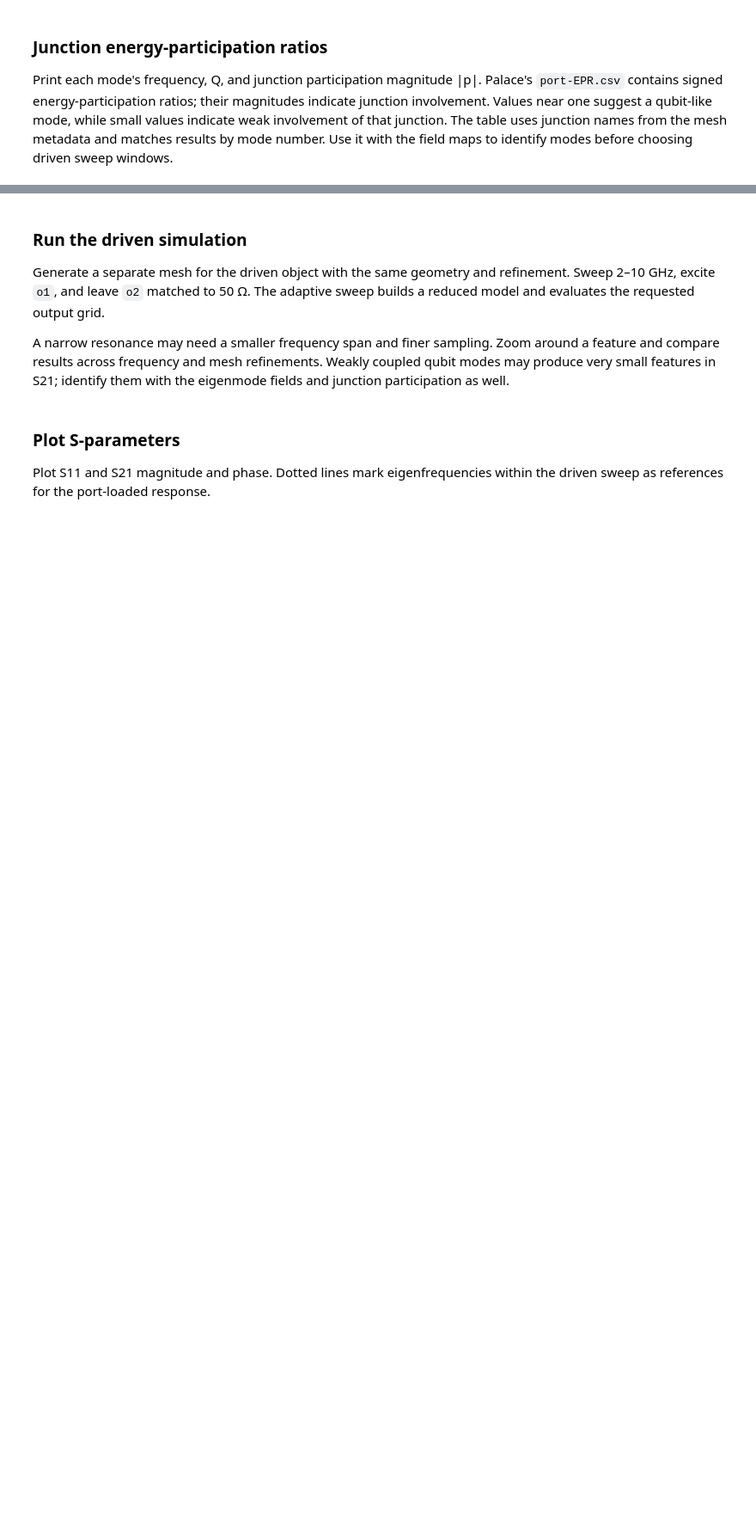
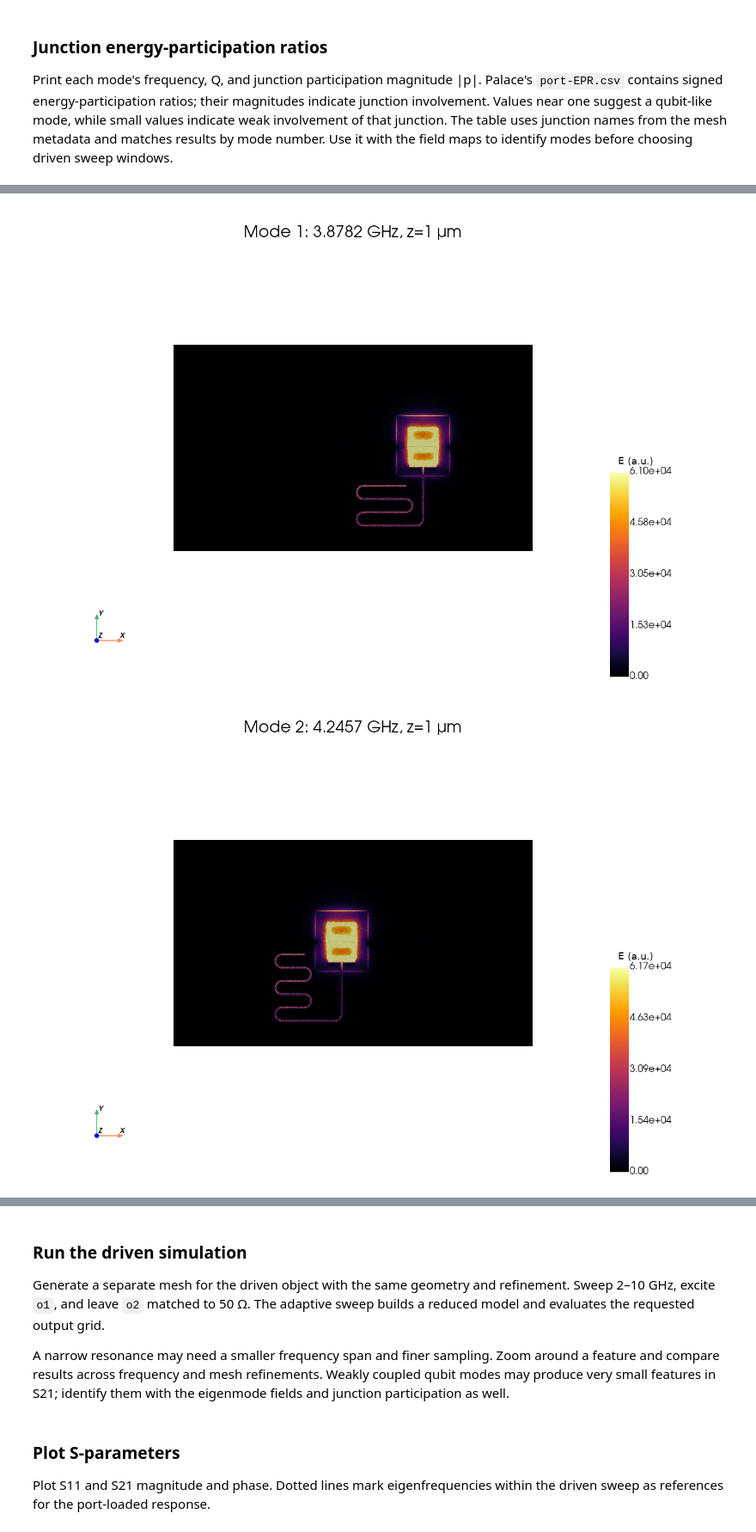
Before and after one commit to gdsfactory/gsim, a Jupyter notebook: nbs/palace_qpdk_filled_qubit_test_chip.ipynb, the cells around one changed output, grey strips where cells are left out. Shown at 86% size. Cells and saved outputs as stored; diff of their text form; code cells hidden in the pictures; blank space fills up the shorter version.

Commit message:
fix(palace): load saved eigenmode fields in chip notebook

```diff
--- a/nbs/palace_qpdk_filled_qubit_test_chip.ipynb
+++ b/nbs/palace_qpdk_filled_qubit_test_chip.ipynb
@@ -323,25 +343,31 @@ a time to limit memory use.
 # %%
 import numpy as np
 
 from gsim.palace.field_viz import plot_fields_2d
 from gsim.palace.results import load_fields
 
 field_slice_z_um = 1.0
 
-for mode_number, frequency_ghz in enumerate(eigenmodes["Re{f} (GHz)"], start=1):
-    mode_volume = load_fields(eigenmode_results, mode=mode_number)
+saved_frequencies_ghz = eigenmodes["Re{f} (GHz)"].iloc[
+    : eigenmode_sim.solver.eigenmode.save
+]
+for mode_number, frequency_ghz in enumerate(saved_frequencies_ghz, start=1):
+    mode_volume = load_fields(eigenmode_results["eig.csv"].parent, mode=mode_number)
     mode_slice = mode_volume.slice(normal="z", origin=(0.0, 0.0, field_slice_z_um))
     del mode_volume
     mode_slice["|E| (a.u.)"] = np.sqrt(
         np.sum(mode_slice["E_real"] ** 2 + mode_slice["E_imag"] ** 2, axis=1)
     )
     plot_fields_2d(
         mode_slice,
         field="|E| (a.u.)",
         normal="z",
         origin=field_slice_z_um,
         cmap="inferno",
         title=f"Mode {mode_number}: {frequency_ghz:.4f} GHz, z={field_slice_z_um:g} µm",
         interactive=False,
     )
     del mode_slice
+# %% [output]
+[figure, added]
+[figure, added]
```
Also changed, not shown: parts of 7 cells of this notebook.
